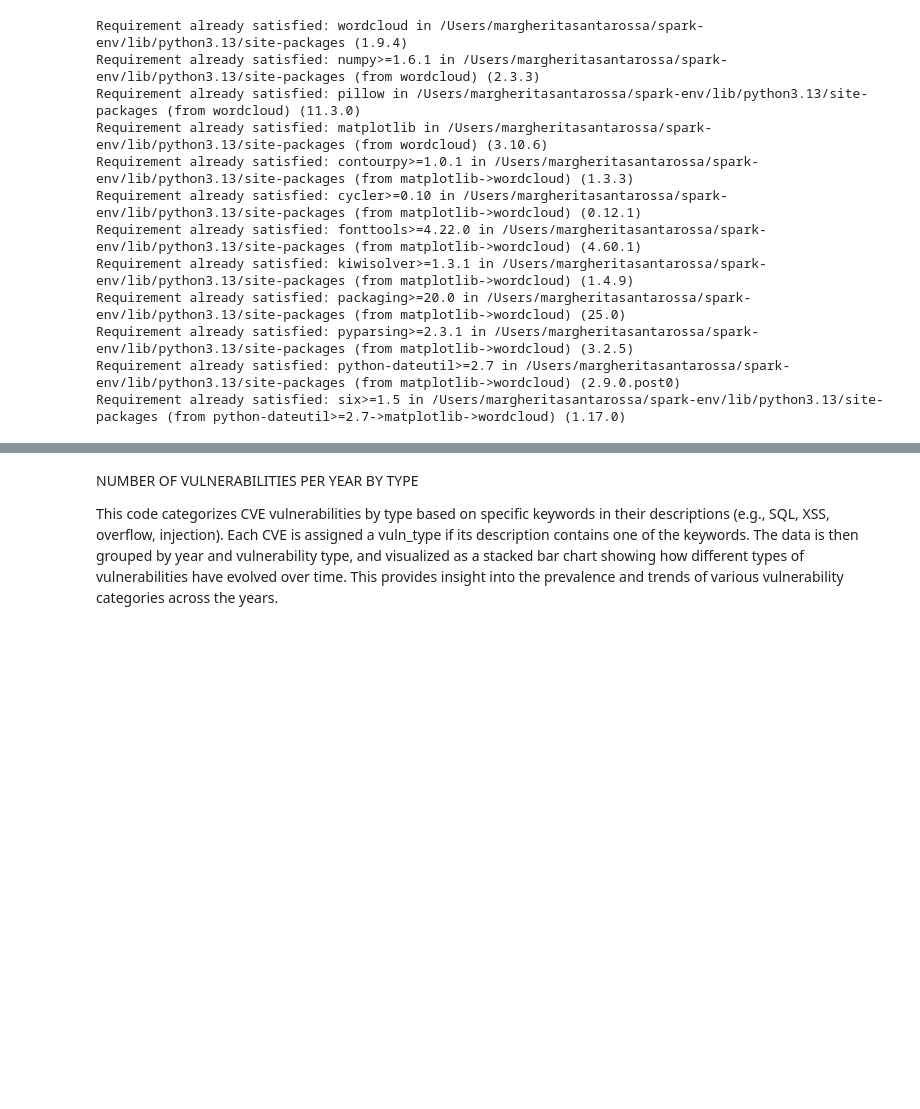
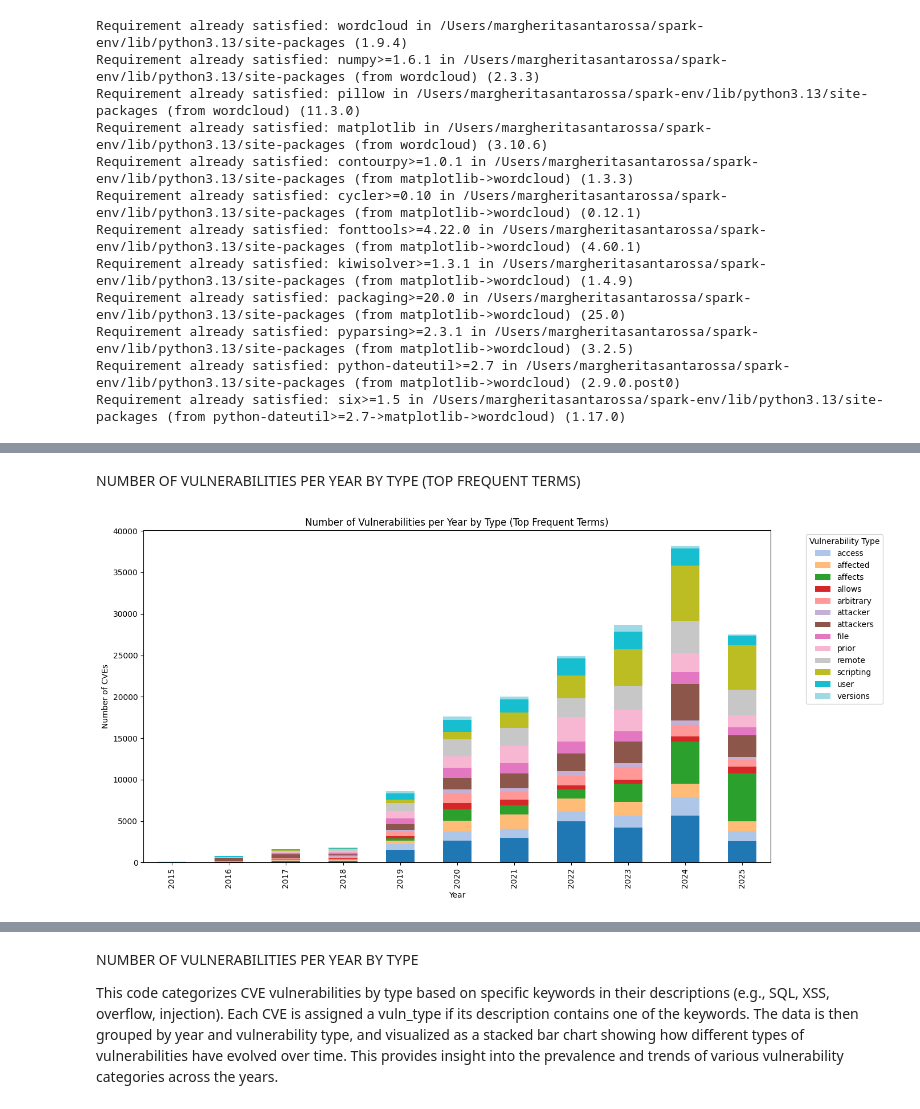
Before and after one commit to AlessandroBertelli/CVE, a Jupyter notebook: CVE.ipynb, the cells around one changed output, grey strips where cells are left out. Cells and saved outputs as stored; diff of their text form; code cells hidden in the pictures; blank space fills up the shorter version.

```diff
--- a/CVE.ipynb
+++ b/CVE.ipynb
@@ -541,0 +546,78 @@ plt.show()
+# %% [markdown]
+NUMBER OF VULNERABILITIES PER YEAR BY TYPE (TOP FREQUENT TERMS)
+# %%
+from pyspark.sql.functions import lower, col, regexp_replace, split, explode, when, lit
+from wordcloud import STOPWORDS
+import matplotlib.pyplot as plt
+
+
+# 1. Tokenize and clean descriptions
+df_words = df_cve_filtered.select(
+    explode(
+        split(
+            regexp_replace(lower(col("description")), "[^a-zA-Z0-9 ]", ""),
+            " "
+        )
+    ).alias("word")
+)
+
+
+# 2. Define stopwords (general + domain-specific)
+stopwords = set(STOPWORDS)
+stopwords.update([
+    # Domain-specific non-informative words
+    "vulnerability", "vulnerabilities", "software", "system", "issue", "attack",
+    "error", "code", "exploit", "could", "may", "use", "via"
+])
+
+
+# 3. Filter stopwords
+df_words_filtered = df_words.filter(~df_words.word.isin(stopwords))
+
+
+# 4. Count word frequencies
+df_word_counts = df_words_filtered.groupBy("word").count().orderBy(col("count").desc())
+
+
+# 5. Select top N words as vulnerability types
+top_n = 15
+pdf_top_words = df_word_counts.limit(top_n).toPandas()
+vuln_keywords = pdf_top_words['word'].tolist()
+
+
+# 6. Assign vuln_type based on keywords in description
+df_cve_types = df_cve_filtered.withColumn("vuln_type", lit(None))
+
+for keyword in vuln_keywords:
+    df_cve_types = df_cve_types.withColumn(
+        "vuln_type",
+        when(lower(col("description")).contains(keyword), keyword).otherwise(col("vuln_type"))
+    )
+
+# Keep only rows where a type was assigned
+df_cve_types = df_cve_types.filter(col("vuln_type").isNotNull())
+
+# 7. Group by year and vulnerability type
+df_grouped = df_cve_types.groupBy("year", "vuln_type").count().orderBy("year")
+pdf_grouped = df_grouped.toPandas()
+
+# Pivot for stacked bar plot
+pdf_pivot = pdf_grouped.pivot(index="year", columns="vuln_type", values="count").fillna(0)
+
+
+# 8. Plot stacked bar chart
+pdf_pivot.plot(
+    kind="bar",
+    stacked=True,
+    figsize=(14,7),
+    colormap="tab20"
+)
+
+plt.title("Number of Vulnerabilities per Year by Type (Top Frequent Terms)")
+plt.xlabel("Year")
+plt.ylabel("Number of CVEs")
+plt.legend(title="Vulnerability Type", bbox_to_anchor=(1.05,1), loc='upper left')
+plt.tight_layout()
+plt.show()
+# %% [output]
+[figure, added]
```
Also changed, not shown: parts of 20 cells of this notebook.
